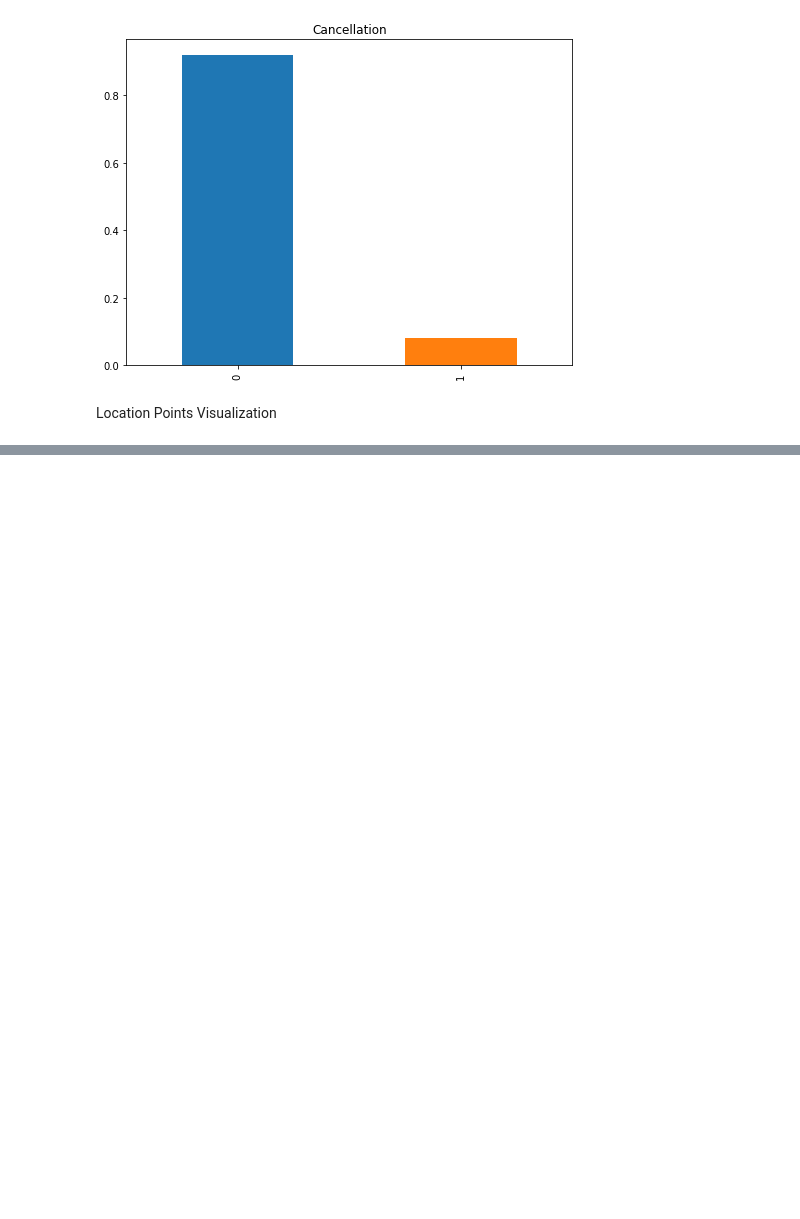
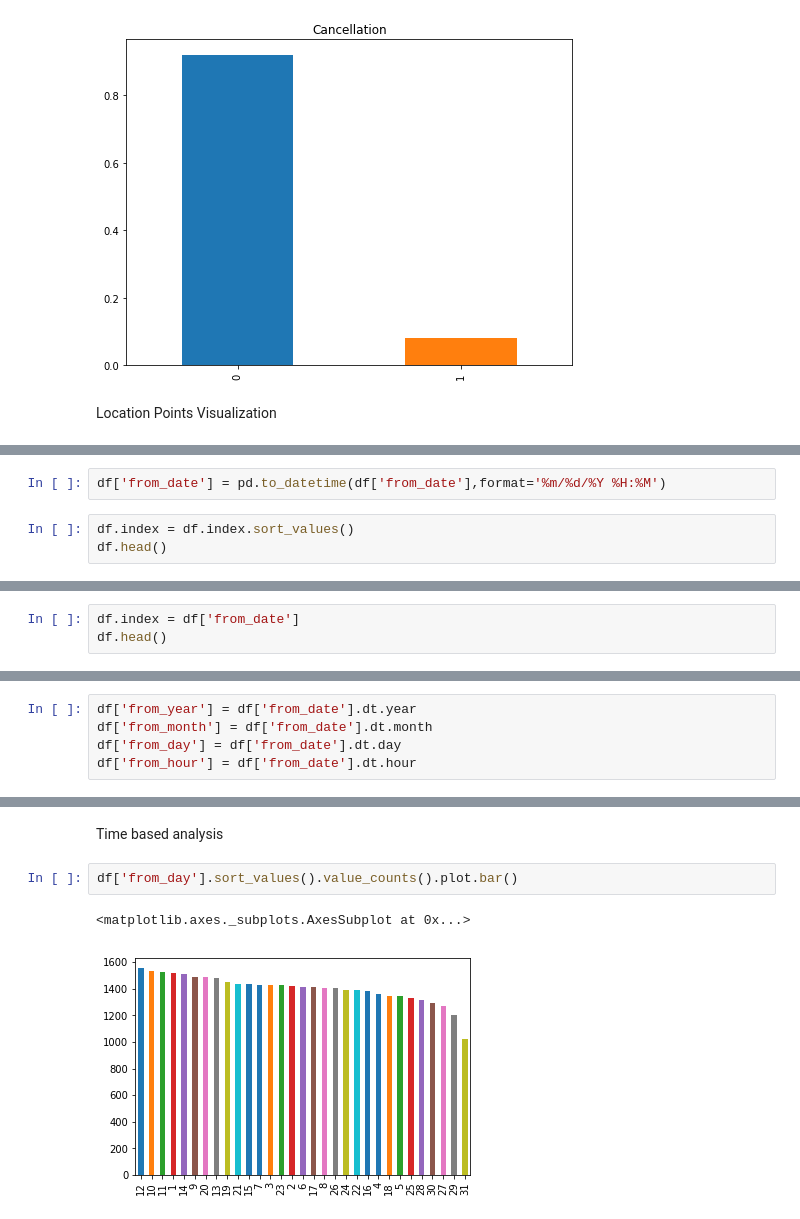
Before and after one commit to SwatiModi/XRides-Cab_Services, a Jupyter notebook: Exploration_and_Demand_forecasting.ipynb, the cells around one changed output, grey strips where cells are left out. Saved outputs shown, nothing was run; the diff lists cells and outputs as text; blank space fills up the shorter version.

```diff
--- a/Exploration_and_Demand_forecasting.ipynb
+++ b/Exploration_and_Demand_forecasting.ipynb
@@ -232,0 +311,5 @@ m
+# %%
+df['from_date'] = pd.to_datetime(df['from_date'],format='%m/%d/%Y %H:%M')
+# %%
+df.index = df.index.sort_values()
+df.head()
@@ -232,0 +323,3 @@ m
+# %%
+df.index = df['from_date']
+df.head()
@@ -232,0 +334,5 @@ m
+# %%
+df['from_year'] = df['from_date'].dt.year
+df['from_month'] = df['from_date'].dt.month
+df['from_day'] = df['from_date'].dt.day
+df['from_hour'] = df['from_date'].dt.hour
@@ -232,0 +350,7 @@ m
+# %% [markdown]
+Time based analysis
+# %%
+df['from_day'].sort_values().value_counts().plot.bar()
+# %% [output]
+<matplotlib.axes._subplots.AxesSubplot at 0x...>
+[figure, added]
```
Also changed, not shown: parts of 23 cells of this notebook.
